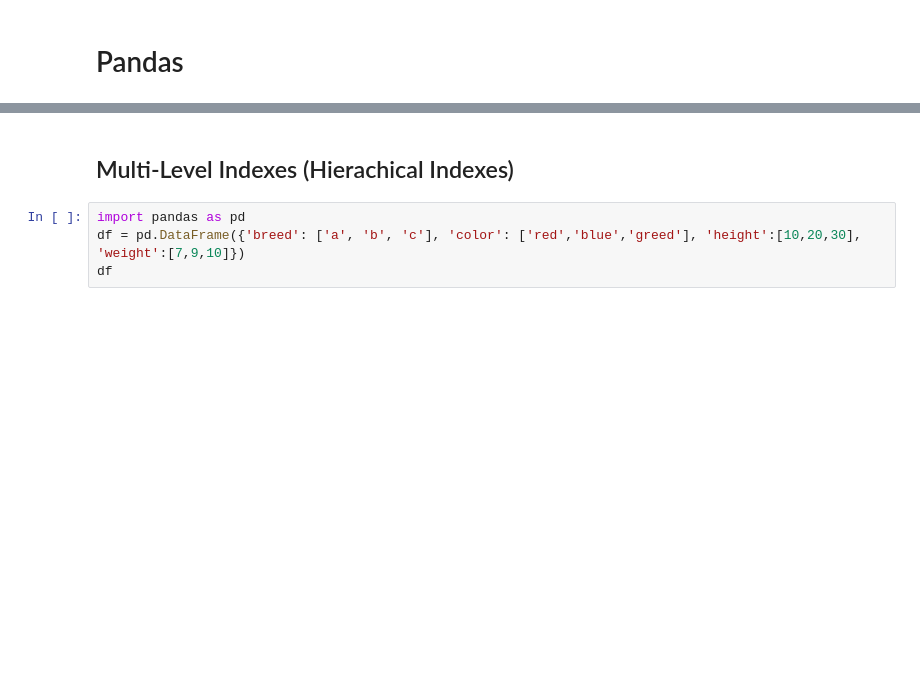
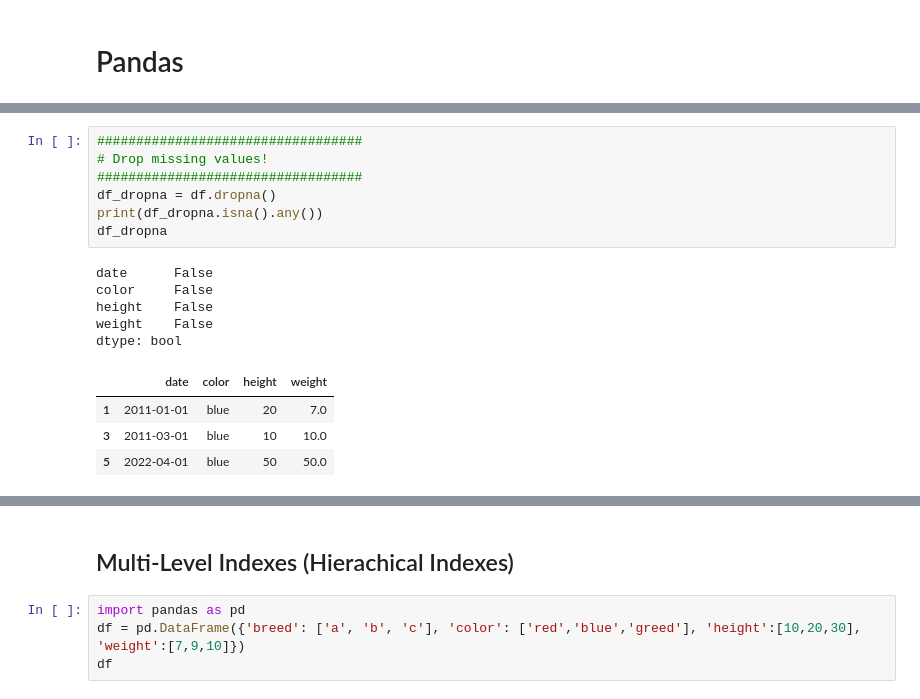
Before and after one commit to gabrielwithappy/python_study, a Jupyter notebook: Python_Basic.ipynb, the cells around one changed output, grey strips where cells are left out. Cells and saved outputs as stored; diff of their text form; blank space fills up the shorter version.

```diff
--- a/Python_Basic.ipynb
+++ b/Python_Basic.ipynb
@@ -4,0 +38,17 @@
+# %%
+##################################
+# Drop missing values!
+##################################
+df_dropna = df.dropna()
+print(df_dropna.isna().any())
+df_dropna
+# %% [output]
+date      False
+color     False
+height    False
+weight    False
+dtype: bool
+|  | date | color | height | weight |
+| 1 | 2011-01-01 | blue | 20 | 7.0 |
+| 3 | 2011-03-01 | blue | 10 | 10.0 |
+| 5 | 2022-04-01 | blue | 50 | 50.0 |
```
Also changed, not shown: parts of 6 cells of this notebook.
